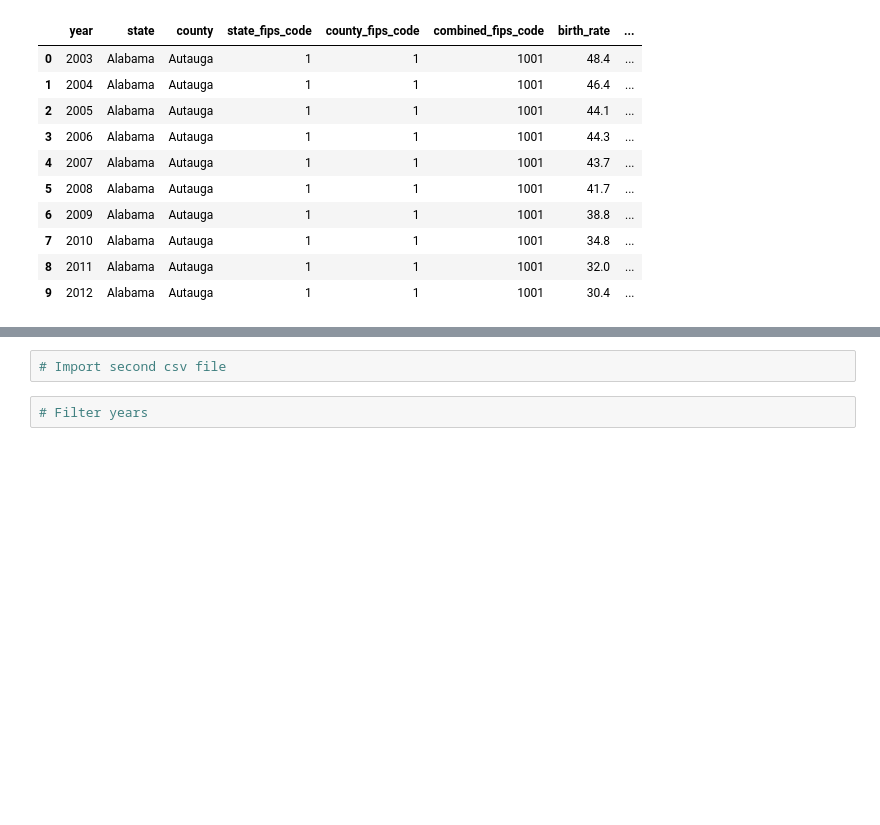
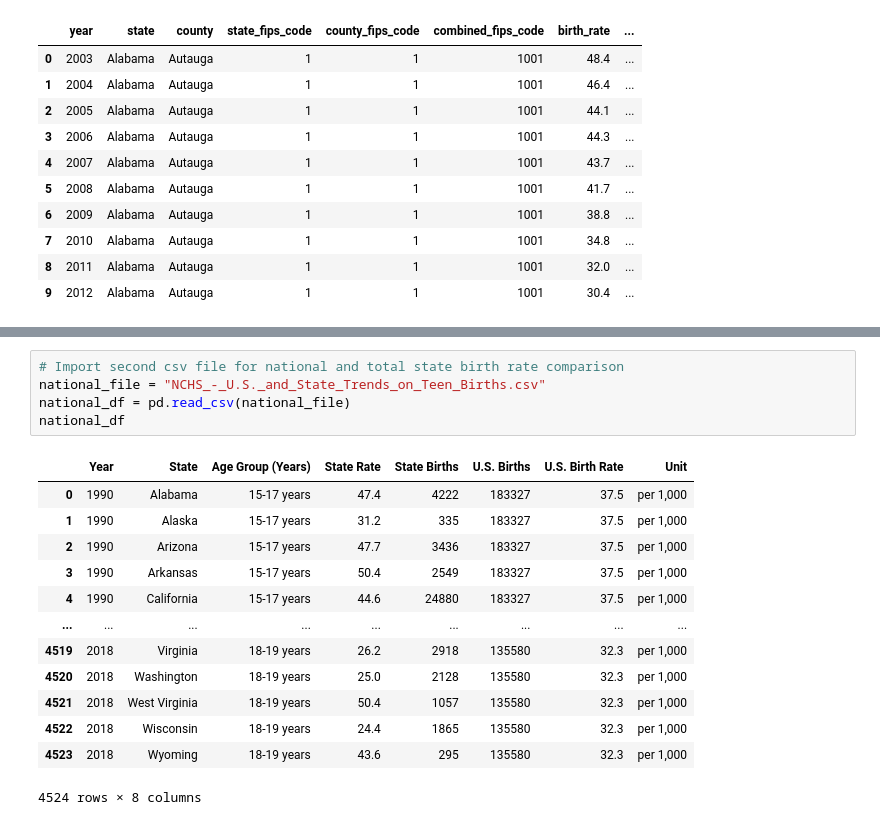
Before and after one commit to Kylee-Grant/Project-2, a Jupyter notebook: resources/SQLAlchemy.ipynb, the cells around one changed output, grey strips where cells are left out. Cells and saved outputs as stored; diff of their text form; blank space fills up the shorter version.

```diff
--- a/resources/SQLAlchemy.ipynb
+++ b/resources/SQLAlchemy.ipynb
@@ -79,7 +79,22 @@ See the caveats in the documentation: https://pandas.pydata.org/pandas-docs/stab
 | 50190 | 2017 | Wyoming | Weston | 56 | 45 | 56045 | 25.4 | ... |
 | 50191 | 2018 | Wyoming | Weston | 56 | 45 | 56045 | 24.2 | ... |
 50192 rows × 9 columns
-# %%
-# Import second csv file
-# %%
-# Filter years
+# %%
+# Import second csv file for national and total state birth rate comparison
+national_file = "NCHS_-_U.S._and_State_Trends_on_Teen_Births.csv"
+national_df = pd.read_csv(national_file)
+national_df
+# %% [output]
+|  | Year | State | Age Group (Years) | State Rate | State Births | U.S. Births | U.S. Birth Rate | Unit |
+| 0 | 1990 | Alabama | 15-17 years | 47.4 | 4222 | 183327 | 37.5 | per 1,000 |
+| 1 | 1990 | Alaska | 15-17 years | 31.2 | 335 | 183327 | 37.5 | per 1,000 |
+| 2 | 1990 | Arizona | 15-17 years | 47.7 | 3436 | 183327 | 37.5 | per 1,000 |
+| 3 | 1990 | Arkansas | 15-17 years | 50.4 | 2549 | 183327 | 37.5 | per 1,000 |
+| 4 | 1990 | California | 15-17 years | 44.6 | 24880 | 183327 | 37.5 | per 1,000 |
+| ... | ... | ... | ... | ... | ... | ... | ... | ... |
+| 4519 | 2018 | Virginia | 18-19 years | 26.2 | 2918 | 135580 | 32.3 | per 1,000 |
+| 4520 | 2018 | Washington | 18-19 years | 25.0 | 2128 | 135580 | 32.3 | per 1,000 |
+| 4521 | 2018 | West Virginia | 18-19 years | 50.4 | 1057 | 135580 | 32.3 | per 1,000 |
+| 4522 | 2018 | Wisconsin | 18-19 years | 24.4 | 1865 | 135580 | 32.3 | per 1,000 |
+| 4523 | 2018 | Wyoming | 18-19 years | 43.6 | 295 | 135580 | 32.3 | per 1,000 |
+4524 rows × 8 columns
```
Also changed, not shown: parts of 4 cells of this notebook.
